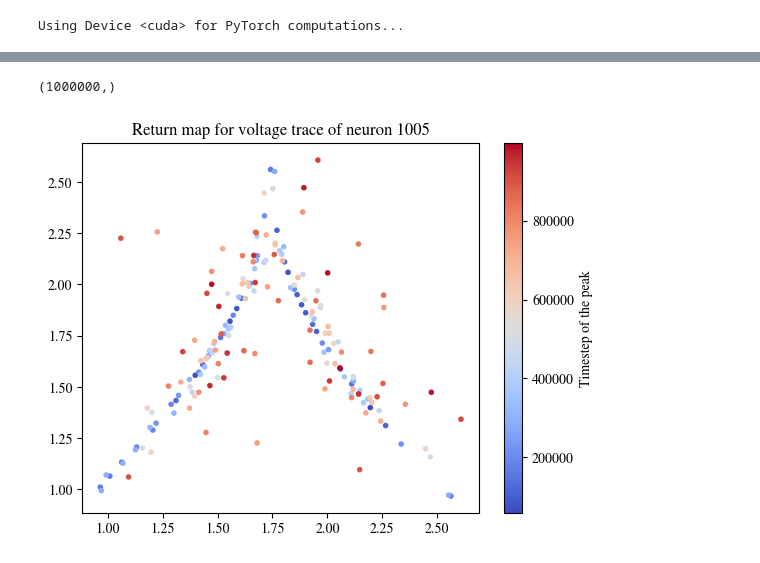
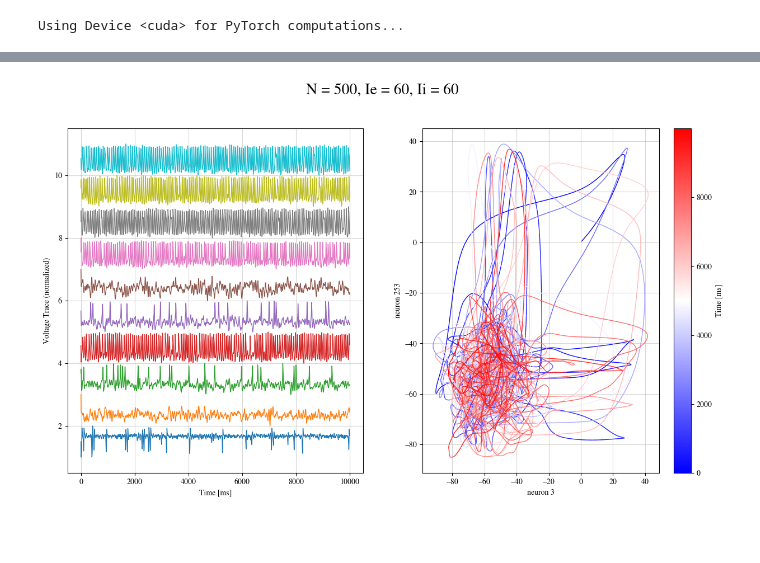
Before and after one commit to themahani/ml_force_research, a Jupyter notebook: morris_lecar/initial_chaos.ipynb, the cells around one changed output, grey strips where cells are left out. Drawn from its saved outputs; the diff is of its cells as text; code cells hidden in the pictures; blank space fills up the shorter version.

```diff
--- a/morris_lecar/initial_chaos.ipynb
+++ b/morris_lecar/initial_chaos.ipynb
@@ -13,3 +19,5 @@ from ml_force.models import MorrisLecar, MorrisLecarCurrent, z_transform
+# %%
+save_dir = os.path.join(os.getcwd(), "img/mlc")
 # %%
 T = 10000
 dt = 5e-2
@@ -83,6 +96,5 @@ mean: tensor(-1.1124e-06, device='cuda:0', dtype=torch.float64)
 # %%
 rls_start = 500
-rls_stop = 7000
 rls_stop = -1
 rls_step = 20
 
@@ -92,7 +104,7 @@ render_params = {"rls_start": rls_start,
                     "live_plot": False,
                     "n_neurons": 10,
                     "plt_interval": 300,
-                    "save_all": False}
+                    "save_all": True}
 
-_, voltage_trace, decoder_trace = block.render(**render_params)
+_, voltage_trace, decoder_trace = ml.render(**render_params)
 # %%
@@ -184,23 +156,13 @@ plot_model(block, 'lorenz_current', _, voltage_trace, decoder_trace,
-# %%
-from scipy.signal import find_peaks
-
-
-# Return Map
-signal = xhat[:, 2]
-
-print(signal.shape)
-# signal = z_transform(signal)
-peaks = find_peaks(signal, distance=2000)[0]
-peaks_filtered = peaks[np.where(signal[peaks] > 0)[0]]
-
-clr = plt.scatter(signal[peaks_filtered[:-1]], signal[peaks_filtered[1:]], c=peaks_filtered[1:], cmap="coolwarm", marker='.')
-plt.colorbar(clr, label="Timestep of the peak")
-plt.title(f"Return map for voltage trace of neuron {i_ind}")
-# plt.savefig("img/initial_chaos_return_map_inh.jpg", dpi=300, bbox_inches="tight")
-plt.show()
-# %% [output]
-(1000000,)
-[figure, removed]
+# %%
+
+voltage_trace_np = voltage_trace.numpy()
+rands = np.random.randint(low=0, high=ml._N, size=10)
+
+step = 10
+shift = 3
+plot_voltage_trace(voltage_trace_np, rands, t, step=step, shift=shift, save_dir=save_dir)
+# %% [output]
+[figure, added]
 # %%
 from scipy.signal import find_peaks
 
```
Also changed, not shown: parts of 13 cells of this notebook, 1 other file.
